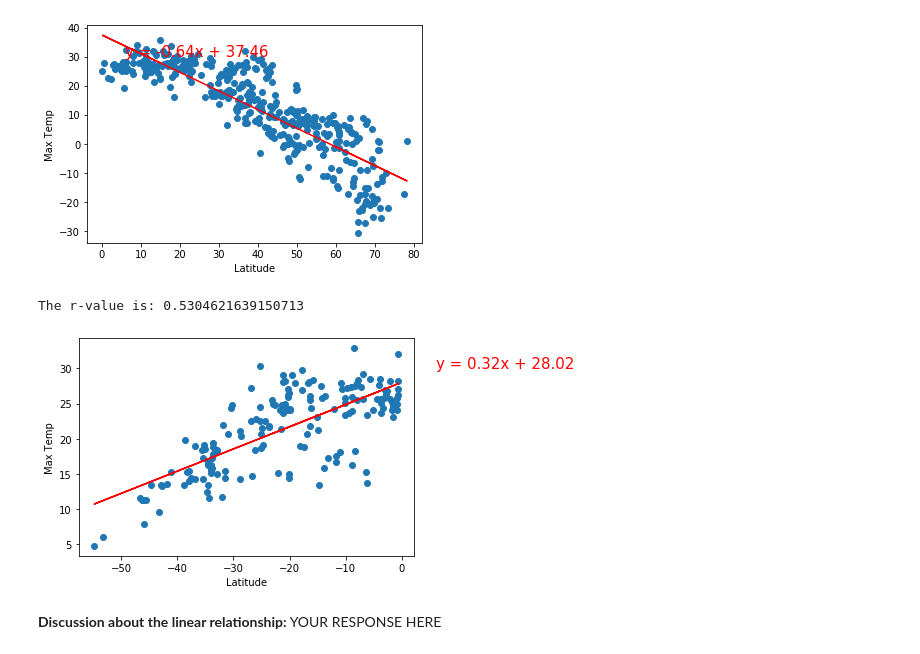
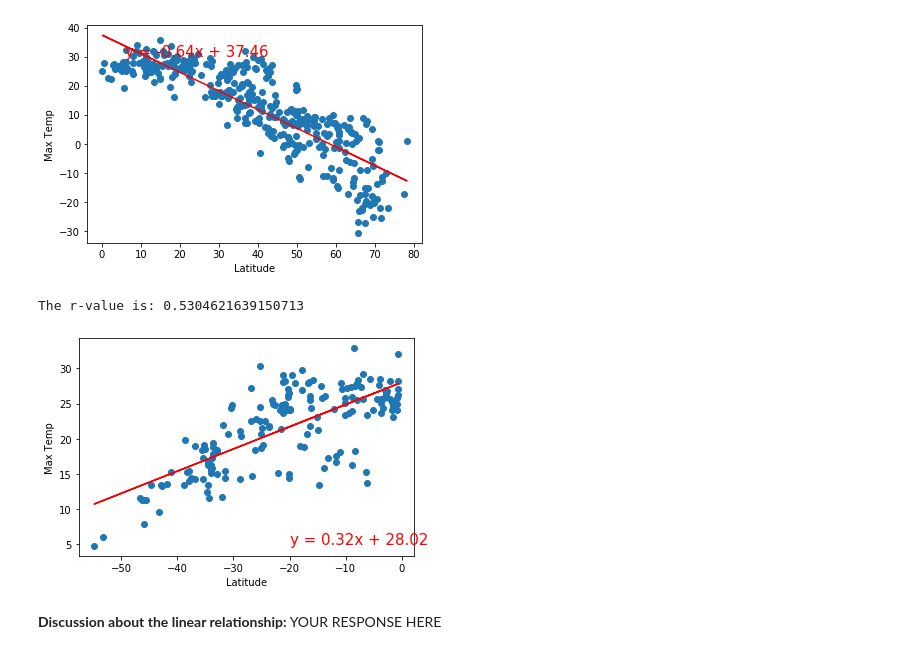
Before and after one commit to jgillas/Python-API-Challenge, a Jupyter notebook: WeatherPy/WeatherPy.ipynb, the cells around one changed output. Cells and saved outputs as stored; diff of their text form; code cells hidden in the pictures.

```diff
--- a/WeatherPy/WeatherPy.ipynb
+++ b/WeatherPy/WeatherPy.ipynb
@@ -283,7 +283,7 @@ def plot_linear_regression(x_values, y_values, title, text_coordinates):
 # Plot
     plt.scatter(x_values,y_values)
     plt.plot(x_values,regress_values,"r-")
-    plt.annotate(line_eq, (0,30),text_coordinates,fontsize=15,color="red")
+    plt.annotate(line_eq, text_coordinates,fontsize=15,color="red")
     plt.xlabel('Latitude')
     plt.ylabel(title)
     print(f"The r-value is: {rvalue**2}")
@@ -329,11 +329,11 @@ The r-value is: 0.7260100219165191
 # %%
 # Linear regression on Southern Hemisphere
 x_values = southern_hemi_df["Lat"]
 y_values = southern_hemi_df["Max Temp"]
-plot_linear_regression(x_values, y_values, 'Max Temp',(6,30))
+plot_linear_regression(x_values, y_values, 'Max Temp',(-20,5))
 # %% [output]
 The r-value is: 0.5304621639150713
-[figure, old version]
+[figure, new version]
 # %% [markdown]
 **Discussion about the linear relationship:** YOUR RESPONSE HERE
 # %%
```
Also changed, not shown: parts of 4 cells of this notebook.
